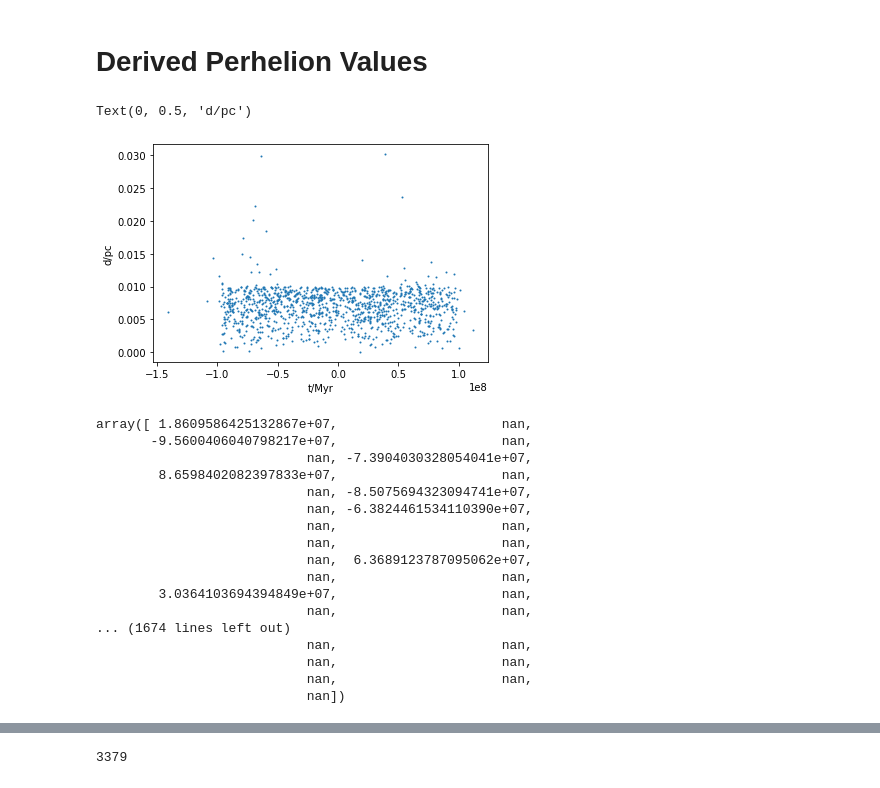
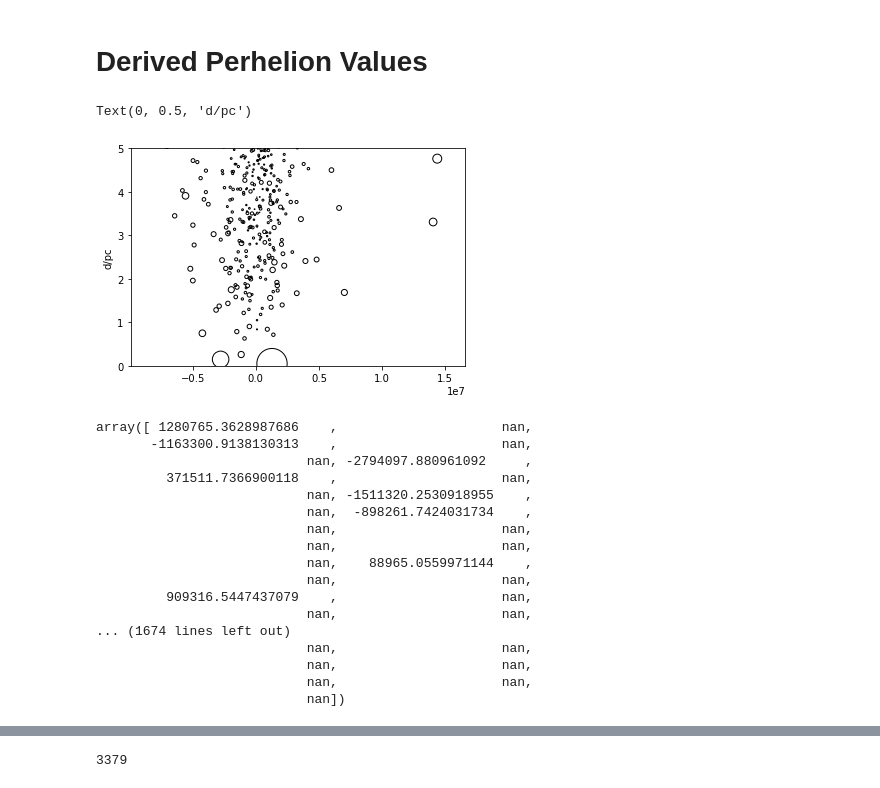
Before and after one commit to emcarthur123/Gaia-Data-Stellar-Flybys, a Jupyter notebook: New Stellar Encounters impulse.ipynb, the cells around one changed output, grey strips where cells are left out. Cells and saved outputs as stored; diff of their text form; code cells hidden in the pictures.

```diff
--- a/New Stellar Encounters impulse.ipynb
+++ b/New Stellar Encounters impulse.ipynb
@@ -341,32 +319,54 @@ c2 = 4.74047
+# %%
+#turns each into usable arrays
+#radial velocity
+Rvel = np.asarray(star7["ADOPTEDRV"])
+#print(Rvel)
+#median x velocity
+PMD = np.asarray(star7['PMDEC'])
+#print(PMD)
+#proper motion RA
+PMR = np.asarray(star7['PMRA'])
+pmtot = np.sqrt(PMR**2+PMD**2)
+#parallax
+plx = np.asarray(star7['plx'])
+#median distance
+Mass = np.asarray(star7["Mass"])
+#print(Rp)
+Bp_Rp = np.asarray(star7['PHOT_BP_MEAN_MAG']) -  np.asarray(star7['PHOT_RP_MEAN_MAG'])
+#print(Bp)
+vtan = (4.74/plx)*pmtot
+vtot = (np.sqrt(vtan**2+rv**2))
+c1 = 0.9779*10**9
+c2 = 4.74047
 # %%
-t = -c1*(1/plx)*(rv/vtot)
-d = (1/plx)*(vtan/vtot)
+t = -c1*(1/plx)*(rv/vtot**2)
+d = 10**3*(1/plx)*(vtan/vtot)
 # %%
-
-plt.scatter(t, d, s = 1)
+area = (Mass)/(d*vtot)
+plt.scatter(t, d, s = 1000*area, facecolor = 'none', edgecolor = 'black')
 
 #xmin, xmax = plt.xlim(-15,15)
-#ymin, ymax = plt.ylim(0,5)
+ymin, ymax = plt.ylim(0,5)
 
-plt.xlabel("t/Myr")
+#plt.xlabel("t/Myr")
 plt.ylabel("d/pc")
 # %% [output]
 Text(0, 0.5, 'd/pc')
-[figure, old version]
+[figure, new version]
 # %%
 t
 # %% [output]
-array([ 1.8609586425132867e+07,                     nan,
-       -9.5600406040798217e+07,                     nan,
-                           nan, -7.3904030328054041e+07,
-        8.6598402082397833e+07,                     nan,
-                           nan, -8.5075694323094741e+07,
-                           nan, -6.3824461534110390e+07,
+array([ 1280765.3628987686    ,                     nan,
+       -1163300.9138130313    ,                     nan,
+                           nan, -2794097.880961092     ,
+         371511.7366900118    ,                     nan,
+                           nan, -1511320.2530918955    ,
+                           nan,  -898261.7424031734    ,
                            nan,                     nan,
                            nan,                     nan,
-                           nan,  6.3689123787095062e+07,
+                           nan,    88965.0559971144    ,
                            nan,                     nan,
-        3.0364103694394849e+07,                     nan,
+         909316.5447437079    ,                     nan,
                            nan,                     nan,
 ... (1674 lines left out)
                            nan,                     nan,
```
Also changed, not shown: parts of 7 cells of this notebook.
